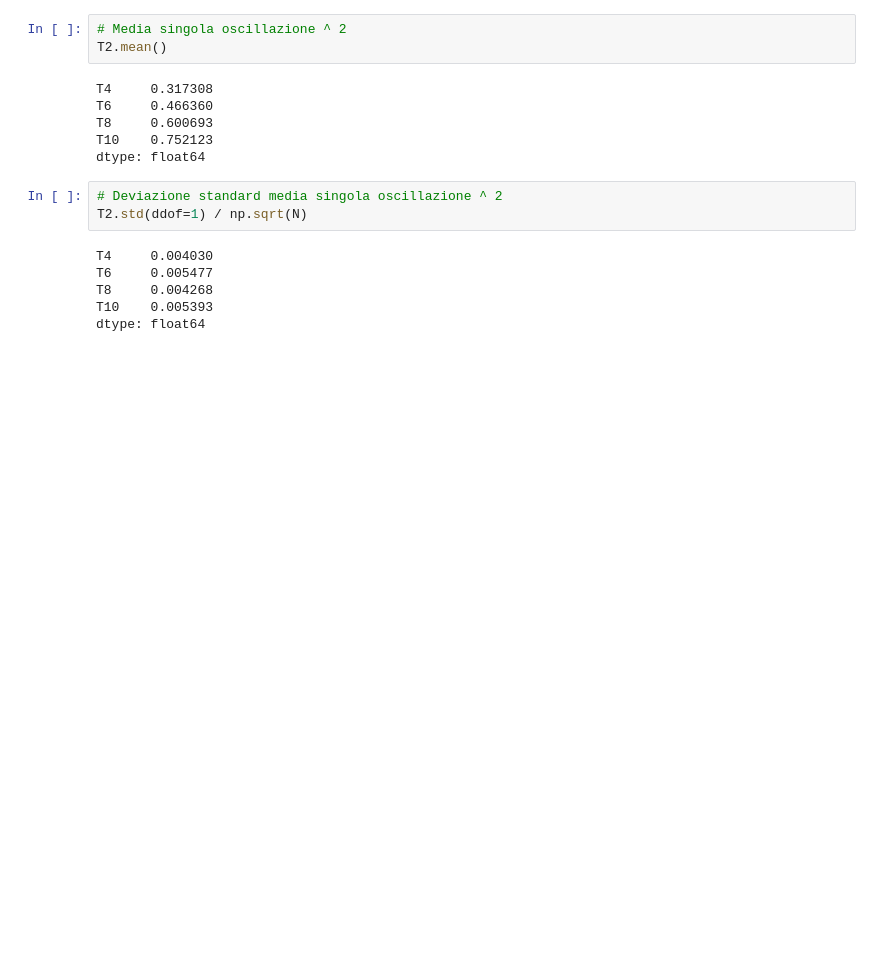
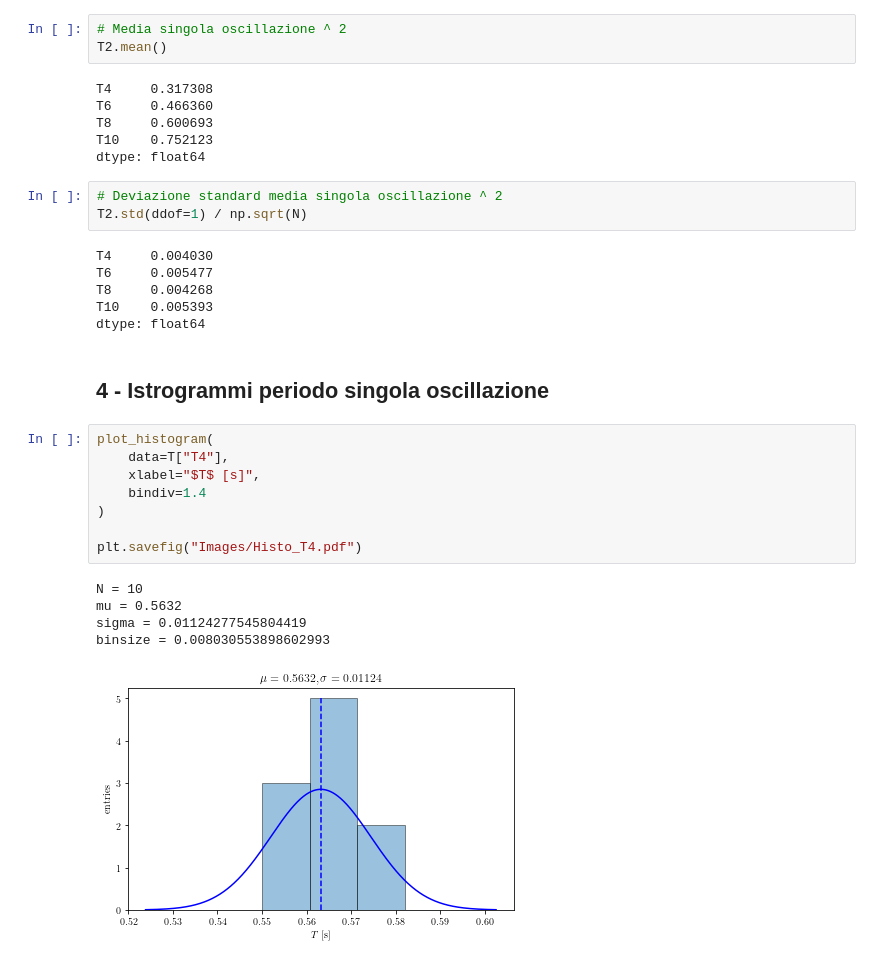
Before and after one commit to giuuliorusso/labcalc, a Jupyter notebook: LabMecc/PPI1-Molla/PPI1-Molla.ipynb, the cells around one changed output. Saved outputs shown, nothing was run; the diff lists cells and outputs as text; blank space fills up the shorter version.

```diff
--- a/LabMecc/PPI1-Molla/PPI1-Molla.ipynb
+++ b/LabMecc/PPI1-Molla/PPI1-Molla.ipynb
@@ -165,3 +166,19 @@ T6     0.005477
 T8     0.004268
 T10    0.005393
 dtype: float64
+# %% [markdown]
+## 4 - Istrogrammi periodo singola oscillazione
+# %%
+plot_histogram(
+    data=T["T4"],
+    xlabel="$T$ [s]",
+    bindiv=1.4
+)
+
+plt.savefig("Images/Histo_T4.pdf")
+# %% [output]
+N = 10
+mu = 0.5632
+sigma = 0.01124277545804419
+binsize = 0.008030553898602993
+[figure, added]
```
Also changed, not shown: parts of 4 cells of this notebook, 6 other files.
